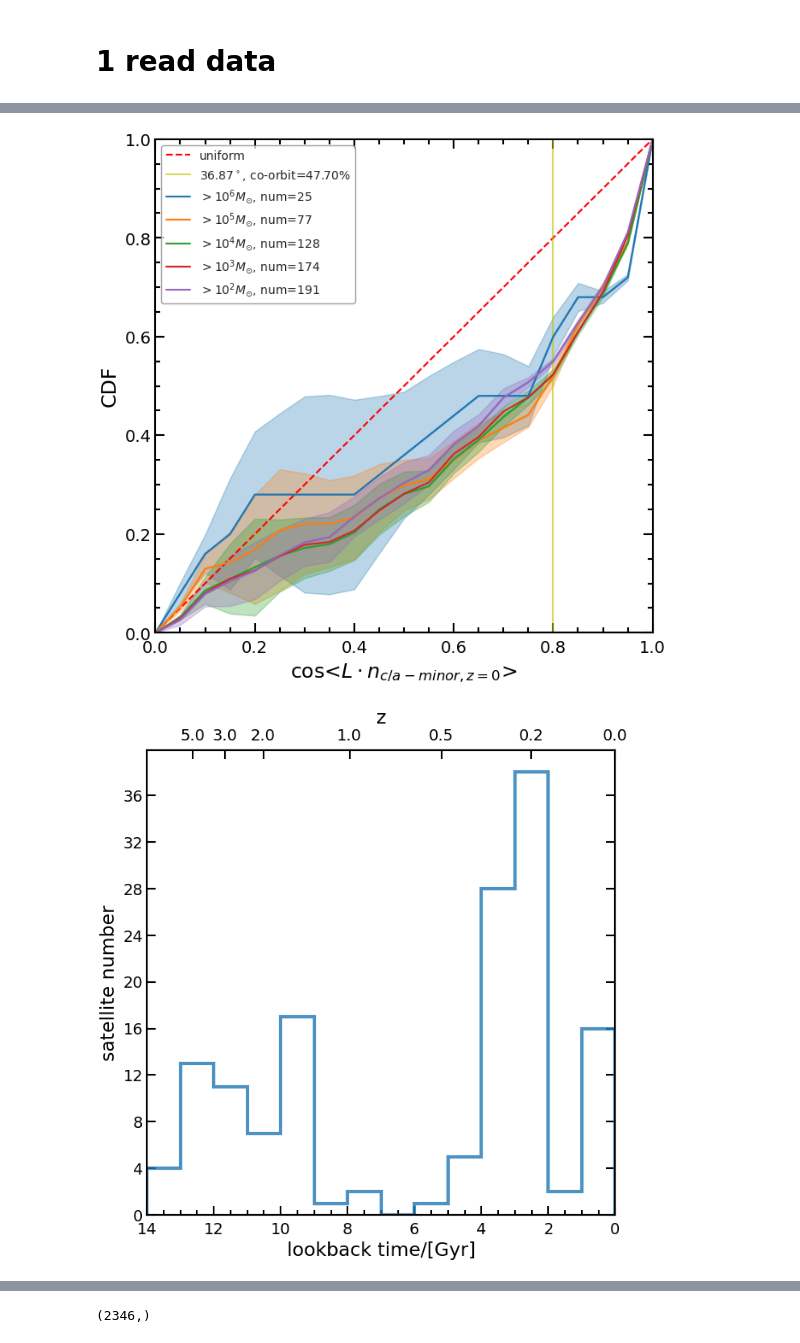
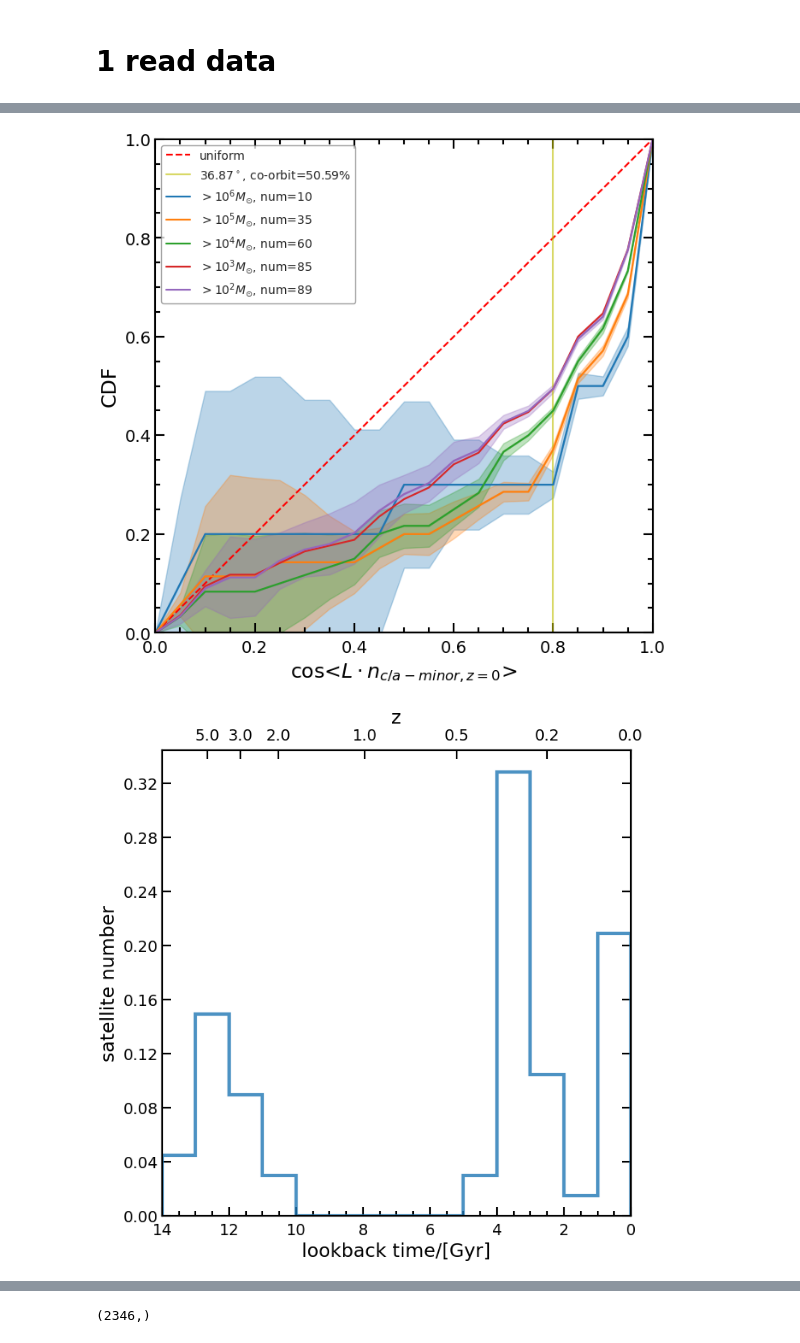
Before and after one commit to Jeremy-never-bite/Magpie_code, a Jupyter notebook: after_destruction/final_stack copy.ipynb, the cells around one changed output, grey strips where cells are left out. Saved outputs shown, nothing was run; the diff lists cells and outputs as text; code cells hidden in the pictures.

Commit message:
modified:   after_destruction/final_stack.ipynb

```diff
--- a/after_destruction/final_stack copy.ipynb
+++ b/after_destruction/final_stack copy.ipynb
@@ -43,7 +43,7 @@ stack=True
 # %%
 # specify for which entries below to calculate the satellite positions at each redshift
 #systems = [16, 17, 18, 19]
-systems = [0]
+systems = [3]
 
 # central galaxy index (i.e.) position in the Galform file (one entry per system)
 # only needed for the systems where the central is not a type=0 galaxy with the largest halo mass
@@ -1047,21 +1047,24 @@ for system in systems:
     lmc_GroupNumber = satellite_GroupNumber[lmc_index,:]
     lmc_SubGroupNumber = satellite_SubGroupNumber[lmc_index,:]
 
-    bring_by_lmc_infall_index = np.zeros(satellite_num, dtype=int)
-    bring_by_lmc = np.full(satellite_num, False)
+    # bring_by_lmc_infall_index = np.zeros(satellite_num, dtype=int)
+    # bring_by_lmc_infall_index = []
+    # bring_by_lmc = np.full(satellite_num, False)
+    bring_by_lmc_L_infall = []
     for i in range(satellite_num):
         for j in range(199):
             # if this central of this satellite isn't MW progenitor
             if satellite_GroupNumber[i,j] != MW_GroupNumber[0][j]:
                 # then it is the time it infalls, record this snap num
-                bring_by_lmc_infall_index[i] = j
+                # bring_by_lmc_infall_index[i] = j
                 # further if at this time, the central of this satellite is lmc, it is bring by lmc
                 if satellite_GroupNumber[i,j] == lmc_GroupNumber[j]:
-                    bring_by_lmc[i] = True
-                break
+                    # bring_by_lmc_infall_index.append(j)
+                    # bring_by_lmc[i] = True
+                    bring_by_lmc_L_infall.append(L[is_central_group][i,j,:])
 
 
-    bring_by_lmc_L_infall = L[is_central_group][bring_by_lmc][:,bring_by_lmc_infall_index]
+    # bring_by_lmc_L_infall = L[is_central_group][bring_by_lmc][:,bring_by_lmc_infall_index]
     angle_bring_by_lmc_L_infall = abs(np.dot(bring_by_lmc_L_infall, gal_c_a_minor))
 
     if stack:
@@ -1193,29 +1204,33 @@ array([False, False, False, False, False, False, False, False, False,
 # %%
 draw_L_CDF(angle_l_stack, save=True, title="L infall time stack")
-draw_lbtime_PDF(infall_index_stack, save=True, title="infall time stack")
+draw_lbtime_PDF(np.array(z_infall_stack).flatten(), save=True, title="infall time stack")
+
+
+
+
 draw_cdf(data = [angle_r200_infall_early_stack,
                     angle_r200_early_remove_born_stack,
                     angle_r200_infall_late_stack,
                     angle_satellite_L_infall_stack,
                     np.array(angle_l_stack[-1])],
             legends =["infall lbtime > 8Gyr",
                     "infall lbtime > 8Gyr remove born inside",
                     "infall lbtime < 6Gyr",
                     "infall all",
                     "z=0 all"],
             xlabel = xlabel,
             title = 'stack L depedence on infall time',
             save = True)
 
 draw_cdf(data = [ angle_bring_by_lmc_L_infall_stack,
                     angle_satellite_L_infall_stack,
                     np.array(angle_l_stack[-1])],
             legends =["bring by LMC",
                     "infall all",
                     "z=0 all"],
             xlabel = xlabel,
             title = 'stack L bring by LMC',
             save = True)
 # %% [output]
-[figure, old version]
+[figure, new version]
-[figure, old version]
+[figure, new version]
```
Also changed, not shown: parts of 23 cells of this notebook, 7 other files.
